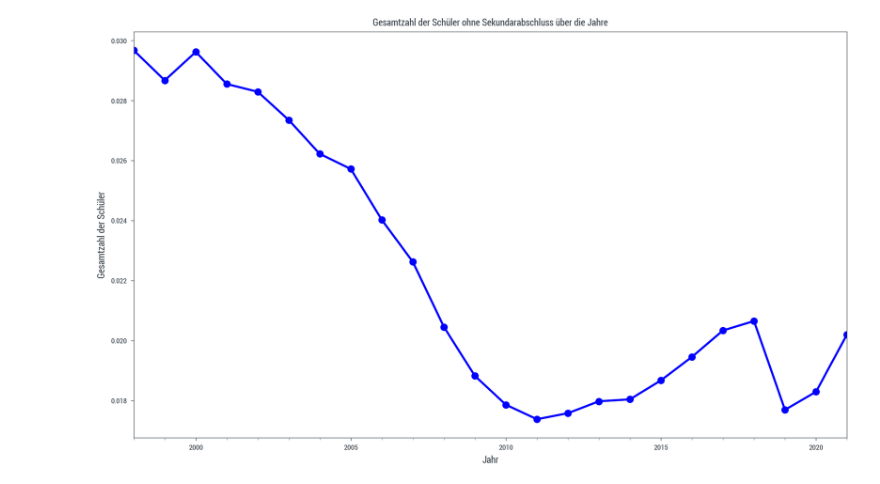
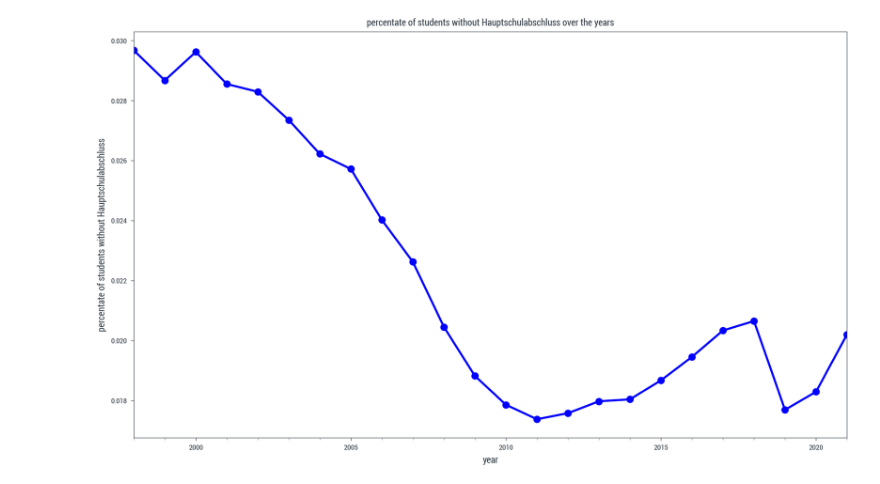
Before and after one commit to KarylReyne/DataLiteracyWS23, a Jupyter notebook: exp/JS-004-Graduates.ipynb, the cells around one changed output. Saved outputs shown, nothing was run; the diff lists cells and outputs as text; code cells hidden in the pictures.

```diff
--- a/exp/JS-004-Graduates.ipynb
+++ b/exp/JS-004-Graduates.ipynb
@@ -10,24 +10,24 @@ df_melted['total'] = pd.to_numeric(df_melted['total'], errors='coerce')
 # %%
 import pandas as pd
 import matplotlib.pyplot as plt
 
 df_melted['total'] = pd.to_numeric(df_melted['total'], errors='coerce')
 
 total_students_by_year = df_melted.groupby('year')['total'].sum()
 
 children_state = loader.load('school-children-by-state')
 children_state = children_state.rename(columns={'Year': 'year'})
 children_state['year'] = pd.to_datetime(children_state['year'], format='%Y')
 child_amount_per_year = children_state.groupby('year')['Value'].sum()
 
 merged_df = pd.merge(total_students_by_year, child_amount_per_year, on='year')
 merged_df['relative'] = merged_df['total']/merged_df['Value']
 
 plt.figure(figsize=(10, 6))
 merged_df['relative'].plot(kind='line', marker='o', color='blue', linewidth=2)
-plt.title('Gesamtzahl der Schüler ohne Sekundarabschluss über die Jahre')
-plt.xlabel('Jahr')
-plt.ylabel('Gesamtzahl der Schüler')
+plt.title('percentate of students without Hauptschulabschluss over the years')
+plt.xlabel('year')
+plt.ylabel('percentate of students without Hauptschulabschluss')
 plt.show()
 # %% [output]
-[figure, old version]
+[figure, new version]
```
Also changed, not shown: 2 other files.
